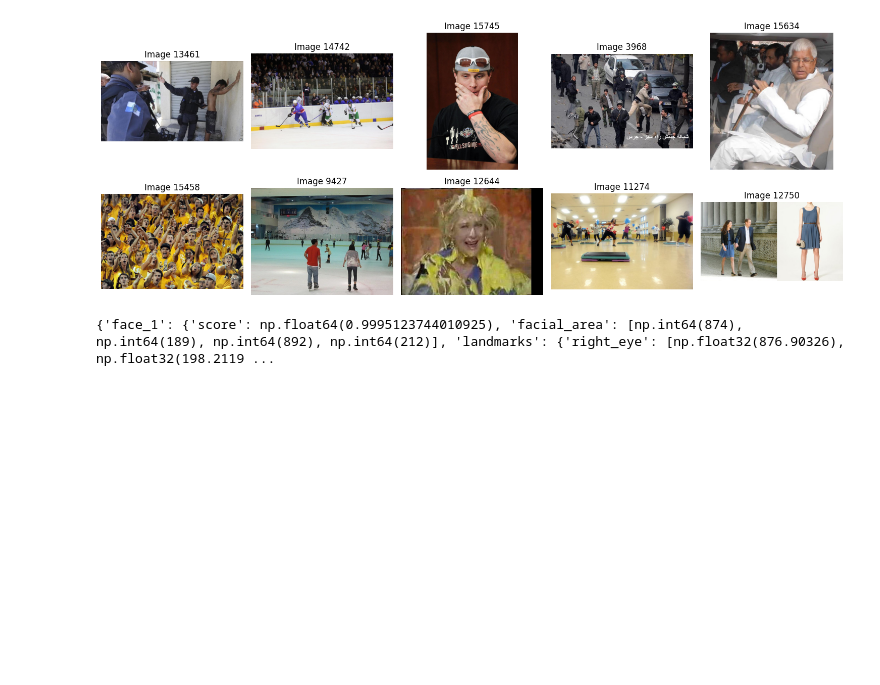
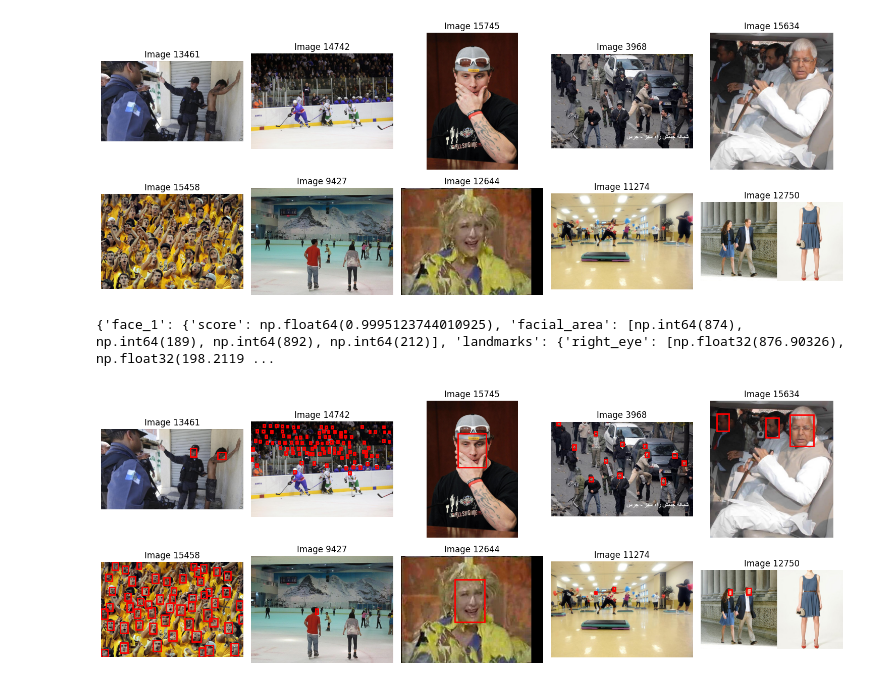
Before and after one commit to orangeguppy/CS427_Proj, a Jupyter notebook: retinaface.ipynb, the cells around one changed output. Cells and saved outputs as stored; diff of their text form; code cells hidden in the pictures; blank space fills up the shorter version.

Commit message:
View predictions for a randoml;y sampled batch

```diff
--- a/retinaface.ipynb
+++ b/retinaface.ipynb
@@ -30,6 +31,9 @@ from datasets import load_dataset
 # Dataset initialisation
 dataset = load_dataset("cuhk-cse/wider_face", trust_remote_code=True)
 # %%
+# Load the WIDER FACE dataset
+dataset = load_dataset("cuhk-cse/wider_face", trust_remote_code=True)
+
 # Access the test set
 test_set = dataset["test"]
 
@@ -63,3 +67,44 @@ resp = RetinaFace.detect_faces(image_np)
 print(resp)
 # %% [output]
 {'face_1': {'score': np.float64(0.9995123744010925), 'facial_area': [np.int64(874), np.int64(189), np.int64(892), np.int64(212)], 'landmarks': {'right_eye': [np.float32(876.90326), np.float32(198.2119 ...
+# %%
+# View predictions for the randomly selected images
+# Plot 10 randomly selected images with predictions
+fig, axes = plt.subplots(2, 5, figsize=(15, 6))  # 2 rows, 5 columns
+axes = axes.flatten()  # Flatten axes for easy iteration
+
+for i, idx in enumerate(random_indices):
+    # Get the image from the dataset
+    test_img = test_set[idx]["image"]
+
+    # Convert the image to a NumPy array
+    image_np = np.array(test_img)
+    image_np = image_np.astype(np.float32)  # Ensure it's float32
+
+    # Get predictions from RetinaFace
+    resp = RetinaFace.detect_faces(image_np)
+
+    # Display the image
+    axes[i].imshow(test_img)
+    axes[i].axis("off")
+    axes[i].set_title(f"Image {idx}")
+
+    # Plot the bounding boxes
+    if resp:
+        for face_key in resp:
+            face = resp[face_key]
+            bbox = face['facial_area']  # Bounding box: [xmin, ymin, xmax, ymax]
+            x_min, y_min, x_max, y_max = bbox
+
+            # Add rectangle to the plot
+            rect = patches.Rectangle(
+                (x_min, y_min), x_max - x_min, y_max - y_min,
+                linewidth=2, edgecolor='r', facecolor='none'
+            )
+            axes[i].add_patch(rect)
+
+# Adjust layout and show the plot
+plt.tight_layout()
+plt.show()
+# %% [output]
+[figure, added]
```
Also changed, not shown: parts of 1 cell of this notebook.
